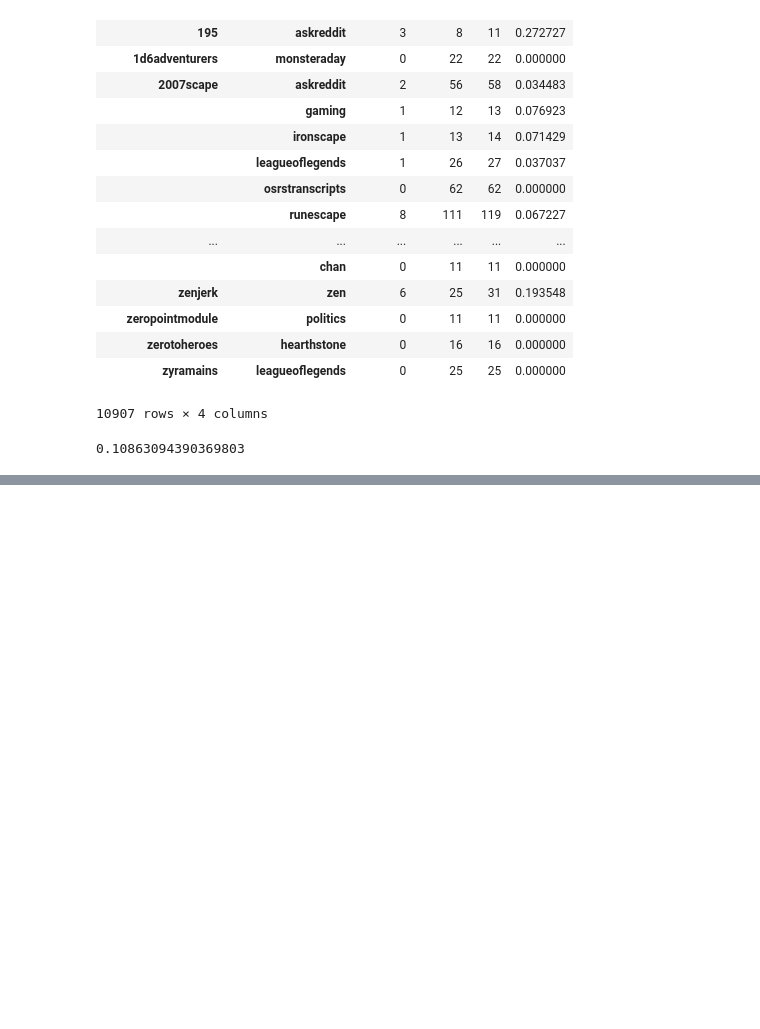
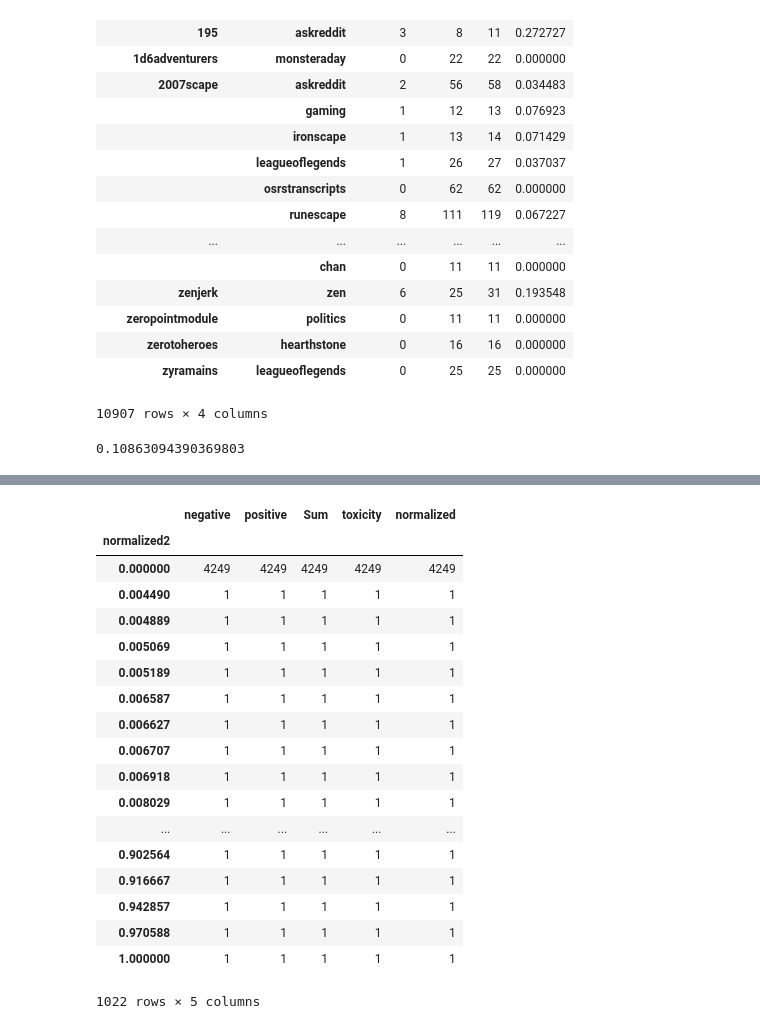
Before and after one commit to rushkock/reddit, a Jupyter notebook: Back-end/Positive_Negative.ipynb, the cells around one changed output, grey strips where cells are left out. Cells and saved outputs as stored; diff of their text form; code cells hidden in the pictures; blank space fills up the shorter version.

```diff
--- a/Back-end/Positive_Negative.ipynb
+++ b/Back-end/Positive_Negative.ipynb
@@ -132,0 +174,22 @@ df_both['toxicity'].mean()
+# %%
+df_both.groupby('normalized2').count()
+# %% [output]
+|  | negative | positive | Sum | toxicity | normalized |
+| normalized2 |  |  |  |  |  |
+| 0.000000 | 4249 | 4249 | 4249 | 4249 | 4249 |
+| 0.004490 | 1 | 1 | 1 | 1 | 1 |
+| 0.004889 | 1 | 1 | 1 | 1 | 1 |
+| 0.005069 | 1 | 1 | 1 | 1 | 1 |
+| 0.005189 | 1 | 1 | 1 | 1 | 1 |
+| 0.006587 | 1 | 1 | 1 | 1 | 1 |
+| 0.006627 | 1 | 1 | 1 | 1 | 1 |
+| 0.006707 | 1 | 1 | 1 | 1 | 1 |
+| 0.006918 | 1 | 1 | 1 | 1 | 1 |
+| 0.008029 | 1 | 1 | 1 | 1 | 1 |
+| ... | ... | ... | ... | ... | ... |
+| 0.902564 | 1 | 1 | 1 | 1 | 1 |
+| 0.916667 | 1 | 1 | 1 | 1 | 1 |
+| 0.942857 | 1 | 1 | 1 | 1 | 1 |
+| 0.970588 | 1 | 1 | 1 | 1 | 1 |
+| 1.000000 | 1 | 1 | 1 | 1 | 1 |
+1022 rows × 5 columns
```
Also changed, not shown: parts of 3 cells of this notebook.
